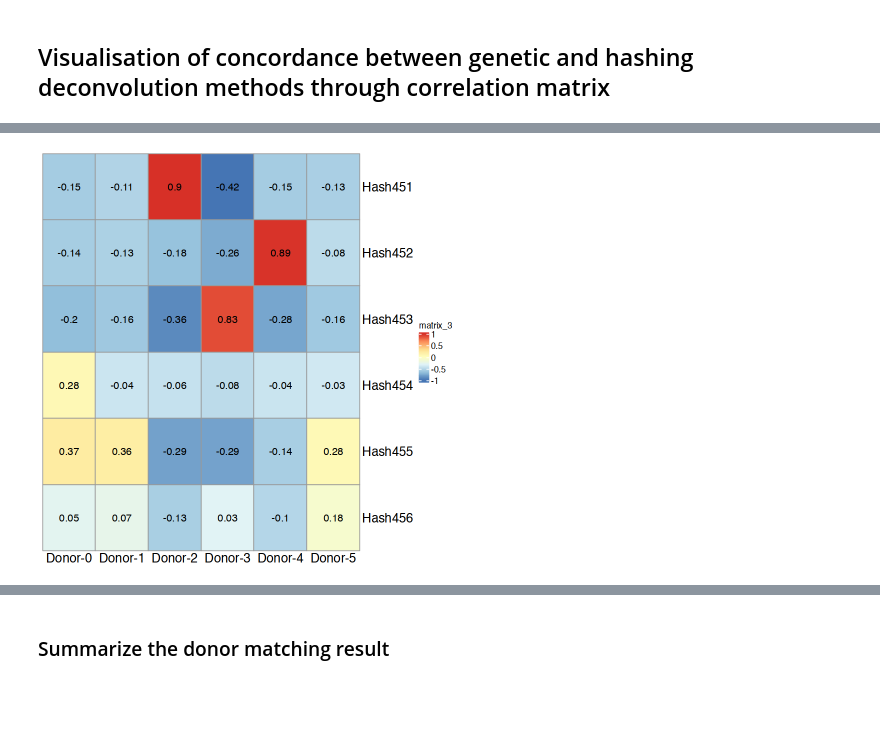
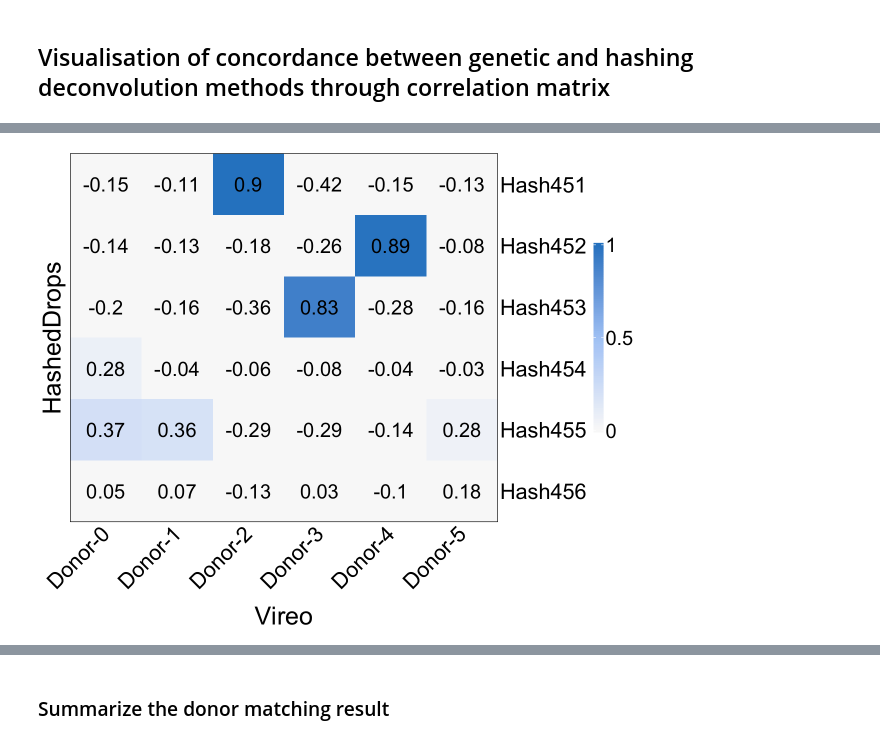
Before and after one commit to theislab/hadge-reproducibility, a Jupyter notebook: notebooks/s10-gx38.ipynb, the cells around one changed output, grey strips where cells are left out. Drawn from its saved outputs; the diff is of its cells as text; code cells hidden in the pictures; blank space fills up the shorter version.

```diff
--- a/notebooks/s10-gx38.ipynb
+++ b/notebooks/s10-gx38.ipynb
@@ -24,3 +49,7 @@ Das folgende Objekt ist maskiert 'package:pheatmap':
+# %%
+options(repr.plot.width = 10, repr.plot.height = 8)
+cpalette <-
+    circlize::colorRamp2(c(0, 0.5, 1), hcl.colors(4, "Blues 3", rev = T)[1:3])
 # %% [markdown]
 ## Visualisation of concordance between genetic and hashing deconvolution methods through correlation matrix
 # %%
@@ -91,34 +248,68 @@ pheatmap(scaled_matrix, treeheight_row=F, treeheight_col=F, display_numbers=roun
 # %%
 # Load correlation matrix
-correlation_gx38 <- fread("../data/pipeline_output/gx38/donor_match/vireo_1_vs_hashedDrops_1/correlation_res.csv")
-#correlation_gx38 <- na.omit(correlation_gx38)
+correlation_gx38 <-
+  fread(
+    "../data/pipeline_output/gx38/donor_match/vireo_1_vs_hashedDrops_1/correlation_res.csv"
+  )
 correlation_gx38 <- as.data.frame(correlation_gx38)
+correlation_gx38 <-
+  correlation_gx38[, colSums(is.na(correlation_gx38)) == 0]
+
 rownames(correlation_gx38) <- correlation_gx38$V1
-correlation_gx38 <- correlation_gx38[,-1]
-colnames(correlation_gx38) <- gsub("donor", "Donor-", colnames(correlation_gx38))
-rownames(correlation_gx38) <- paste0("Hash45", rownames(correlation_gx38))
+correlation_gx38 <- correlation_gx38[, -1]
+colnames(correlation_gx38) <-
+  gsub("donor", "Donor-", colnames(correlation_gx38))
+rownames(correlation_gx38) <-
+  paste0("Hash45", rownames(correlation_gx38))
+
+# Sort the axis
+correlation_gx38 <-
+  correlation_gx38[order(row.names(correlation_gx38)), ]
 
 # Scale the matrix between -1 and 1
-
 correlation_gx38 <- as.matrix(correlation_gx38)
 
 min_value <- min(correlation_gx38)
 max_value <- max(correlation_gx38)
 
-scaled_matrix <- ((correlation_gx38 - min_value) / (max_value - min_value)) * 2 - 1
-
-# Define the color palette and the annotation
-newCols <- colorRampPalette(grDevices::rainbow(6))
-annoCol <- newCols(6)
-names(annoCol) <- colnames(correlation_gx38)
-annoCol <- list(category = annoCol)
-
-# Sort the axis
-correlation_gx38 <- correlation_gx38[order(row.names(correlation_gx38)), ]
+scaled_matrix <-
+  ((correlation_gx38 - min_value) / (max_value - min_value)) * 2 - 1
 
 # Heatamp
-pheatmap(scaled_matrix, treeheight_row=F, treeheight_col=F, display_numbers=round(correlation_gx38,2), angle_col="0",
-         number_color = "black", fontsize = 15, cluster_rows = F, cluster_cols = F)
-         # , filename="S28-concordance-heatmap-v-hashedDrops-gx38.png", width = 7, height = 5
+# pdf(
+#   "s10/concordance-heatmap-v-hashedDrops-gx38.pdf",
+#   family = "Myriad Pro",
+#   height = 8,
+#   width = 10
+# )
+
+Heatmap(
+  scaled_matrix,
+  name = " ",
+  cluster_columns = FALSE,
+  cluster_rows = FALSE,
+  row_title = "HashedDrops",
+  column_title = "Vireo",
+  column_title_side = "bottom",
+  border = TRUE,
+  column_title_gp = gpar(fontsize = 30),
+  row_title_gp = gpar(fontsize = 30),
+  row_names_gp = gpar(fontsize = 26),
+  column_names_gp = gpar(fontsize = 26, rot = 45),
+  column_names_rot = 45,
+  col = cpalette,
+  heatmap_legend_param = list(
+    legend_height = unit(8, "cm"),
+    labels_gp = gpar(fontsize = 24)
+  ),
+  cell_fun = function(j, i, x, y, w, h, col) {
+    grid.text(round(correlation_gx38[i, j], 2),
+      x,
+      y,
+      gp = gpar(fontsize = 24, col = "black")
+    )
+  }
+)
+# dev.off()
 # %% [output]
-[figure, old version]
+[figure, new version]
```
Also changed, not shown: parts of 13 cells of this notebook, 13 other files.
